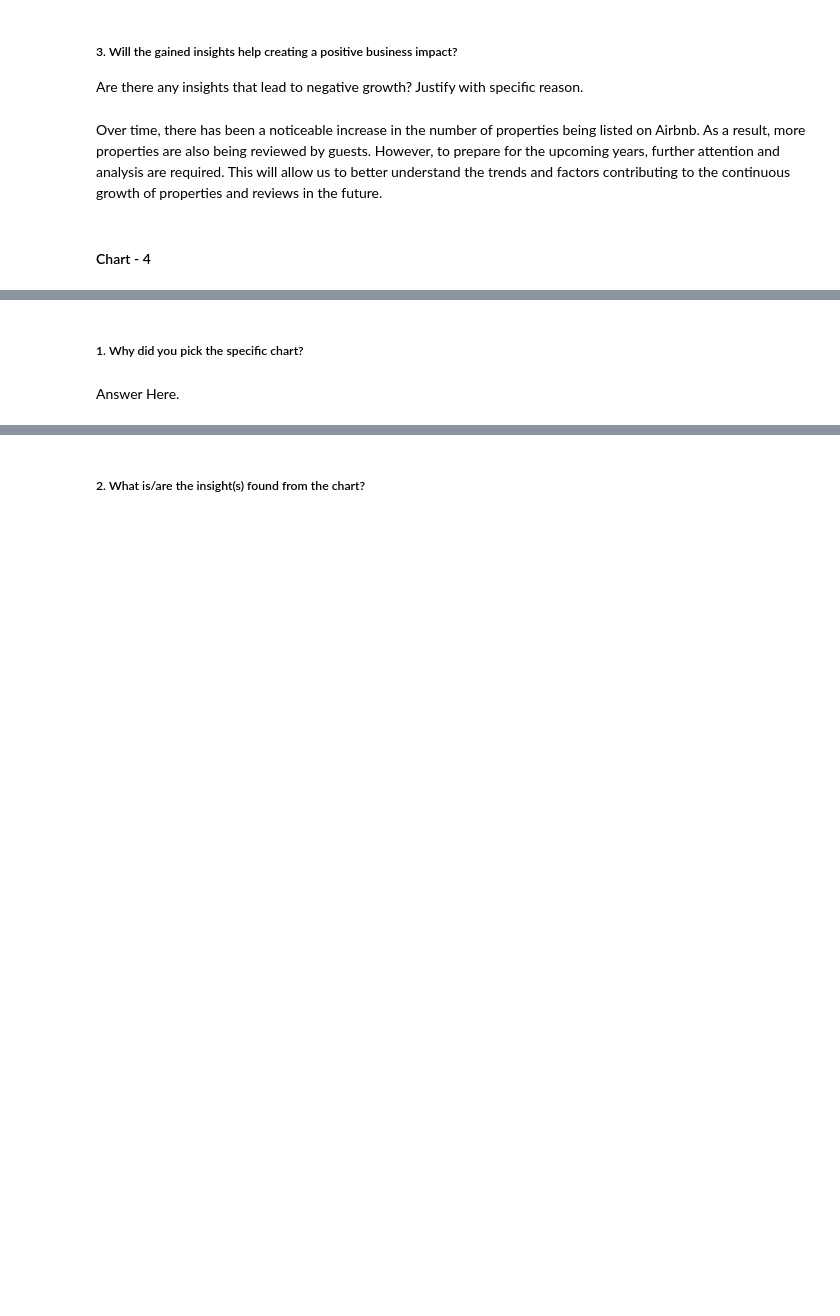
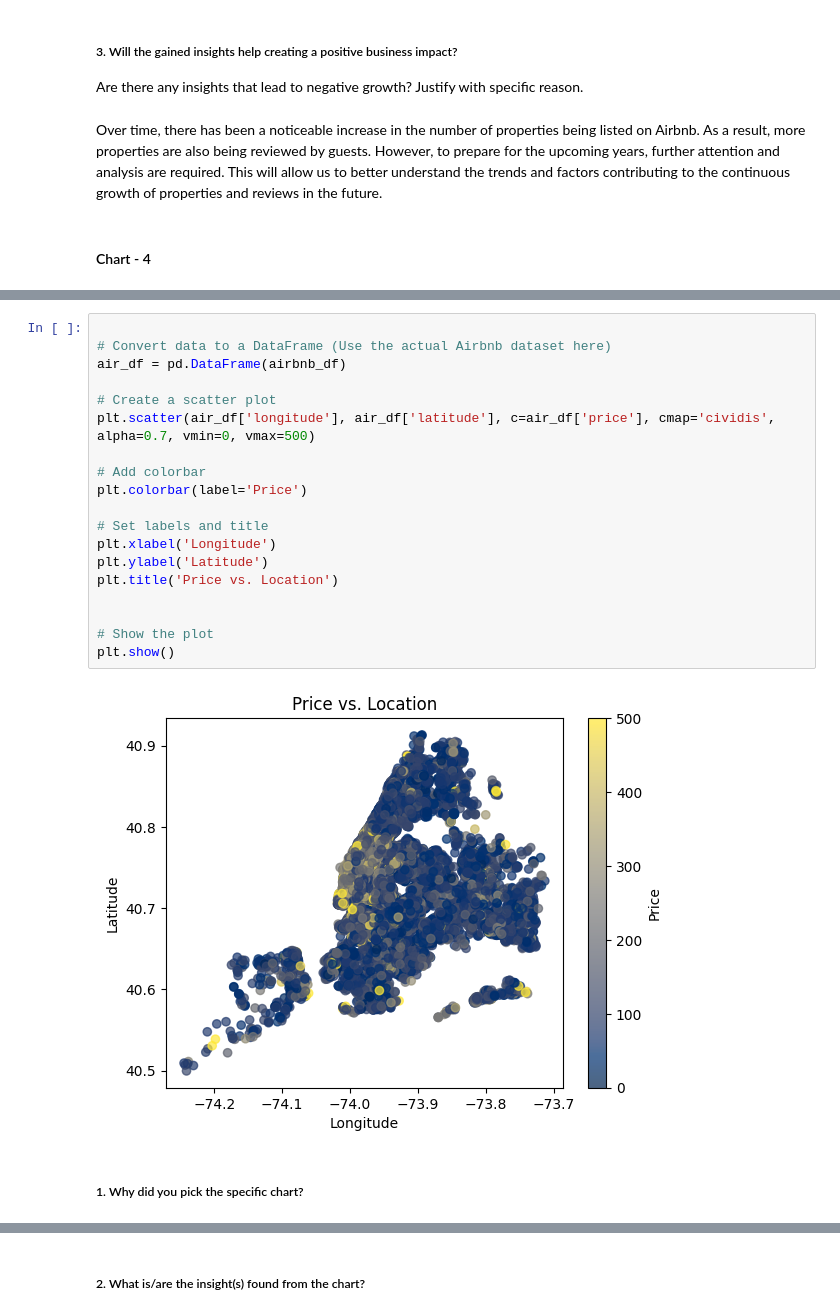
Before and after one commit to amitk0999/Airbnb-EDA-analysis, a Jupyter notebook: Airbnb_EDA_Analysis_.ipynb, the cells around one changed output, grey strips where cells are left out. Drawn from its saved outputs; the diff is of its cells as text; blank space fills up the shorter version.

```diff
--- a/Airbnb_EDA_Analysis_.ipynb
+++ b/Airbnb_EDA_Analysis_.ipynb
@@ -460,4 +481,23 @@ Over time, there has been a noticeable increase in the number of properties bein
+# %%
+
+# Convert data to a DataFrame (Use the actual Airbnb dataset here)
+air_df = pd.DataFrame(airbnb_df)
+
+# Create a scatter plot
+plt.scatter(air_df['longitude'], air_df['latitude'], c=air_df['price'], cmap='cividis', alpha=0.7, vmin=0, vmax=500)
+
+# Add colorbar
+plt.colorbar(label='Price')
+
+# Set labels and title
+plt.xlabel('Longitude')
+plt.ylabel('Latitude')
+plt.title('Price vs. Location')
+
+
+# Show the plot
+plt.show()
+# %% [output]
+[figure, added]
 # %% [markdown]
 ##### 1. Why did you pick the specific chart?
-# %% [markdown]
-Answer Here.
```
Also changed, not shown: parts of 8 cells of this notebook.
